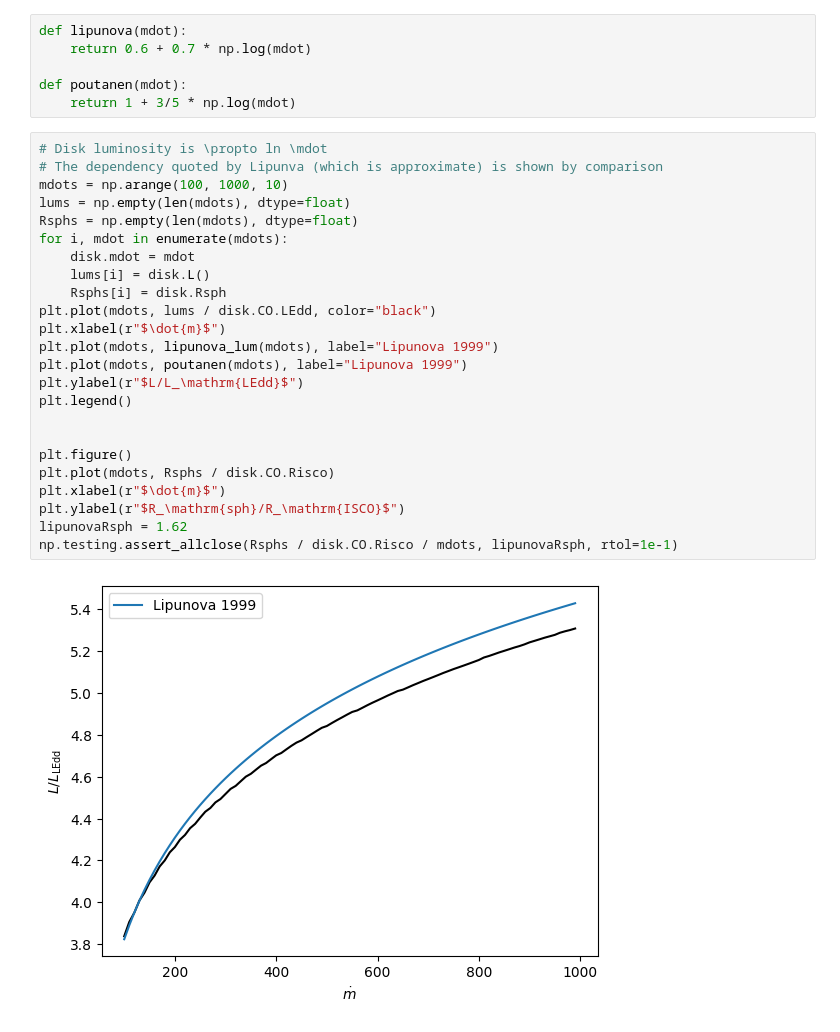
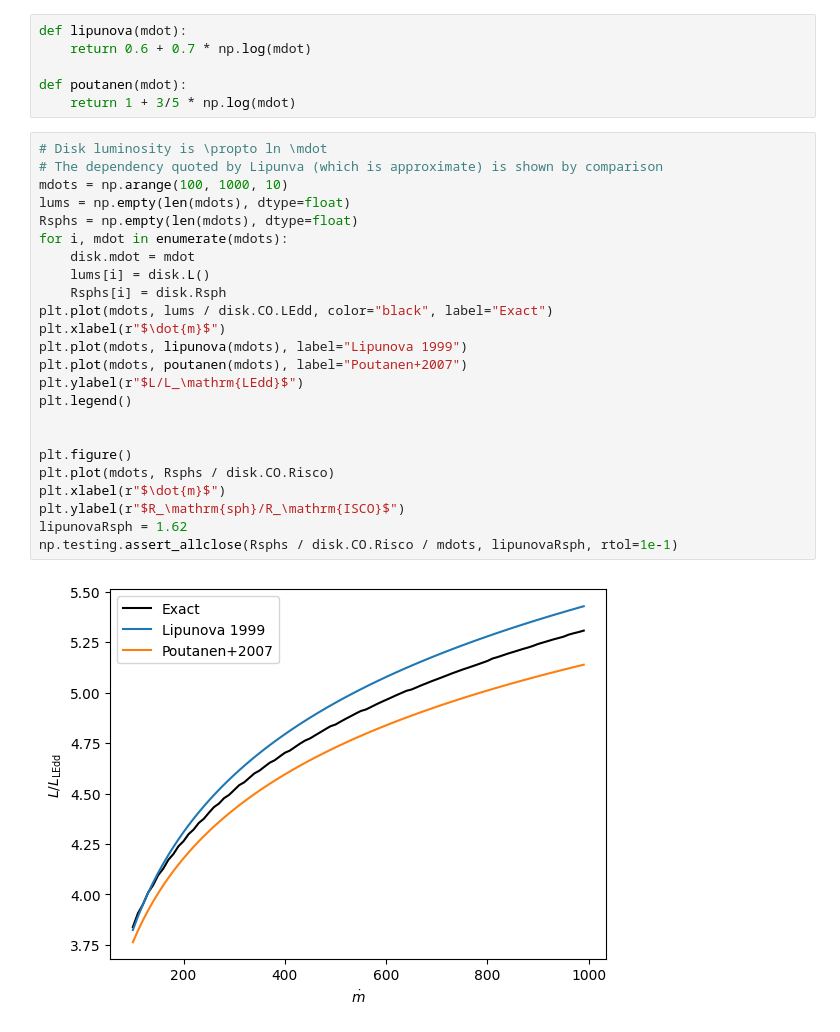
Before and after one commit to andresgur/accretion-disks, a Jupyter notebook: docs/examples.ipynb, the cells around one changed output. Drawn from its saved outputs; the diff is of its cells as text.

Commit message:
Added poutanen law

```diff
--- a/docs/examples.ipynb
+++ b/docs/examples.ipynb
@@ -66,27 +66,27 @@ def poutanen(mdot):
 # %%
 # Disk luminosity is \propto ln \mdot
 # The dependency quoted by Lipunva (which is approximate) is shown by comparison
 mdots = np.arange(100, 1000, 10)
 lums = np.empty(len(mdots), dtype=float)
 Rsphs = np.empty(len(mdots), dtype=float)
 for i, mdot in enumerate(mdots):
     disk.mdot = mdot
     lums[i] = disk.L()
     Rsphs[i] = disk.Rsph
-plt.plot(mdots, lums / disk.CO.LEdd, color="black")
+plt.plot(mdots, lums / disk.CO.LEdd, color="black", label="Exact")
 plt.xlabel(r"$\dot{m}$")
-plt.plot(mdots, lipunova_lum(mdots), label="Lipunova 1999")
-plt.plot(mdots, poutanen(mdots), label="Lipunova 1999")
+plt.plot(mdots, lipunova(mdots), label="Lipunova 1999")
+plt.plot(mdots, poutanen(mdots), label="Poutanen+2007")
 plt.ylabel(r"$L/L_\mathrm{LEdd}$")
 plt.legend()
 
 
 plt.figure()
 plt.plot(mdots, Rsphs / disk.CO.Risco)
 plt.xlabel(r"$\dot{m}$")
 plt.ylabel(r"$R_\mathrm{sph}/R_\mathrm{ISCO}$")
 lipunovaRsph = 1.62
 np.testing.assert_allclose(Rsphs / disk.CO.Risco / mdots, lipunovaRsph, rtol=1e-1)
 # %% [output]
-[figure, old version]
+[figure, new version]
 [figure]
```
